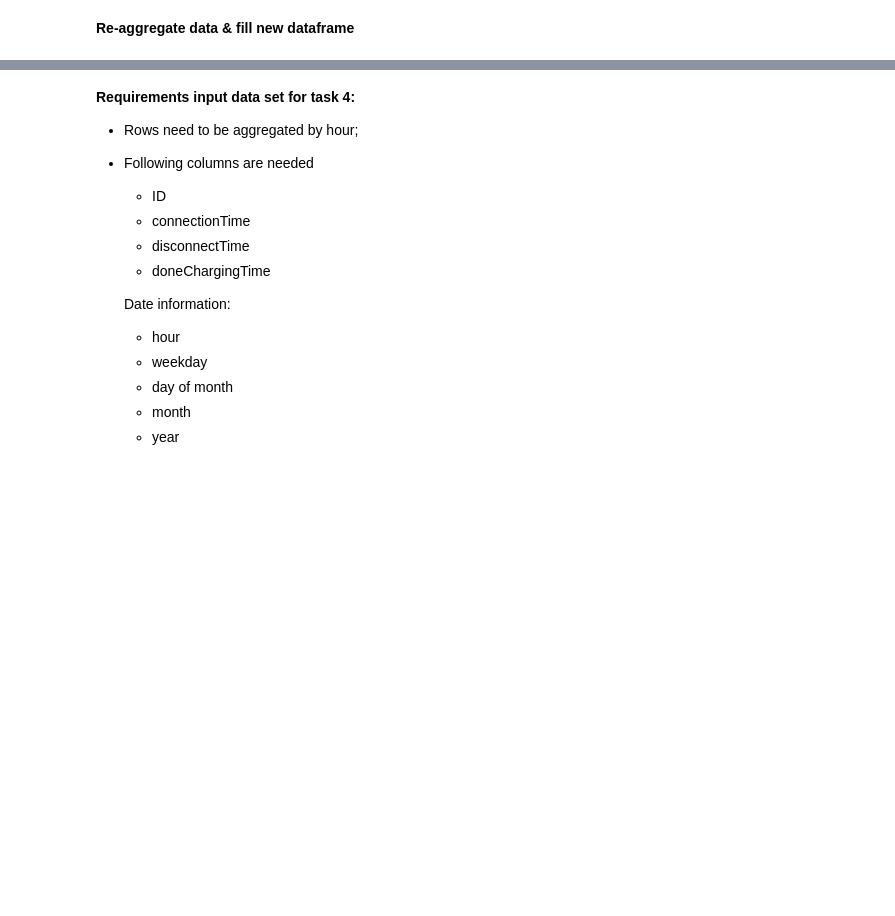
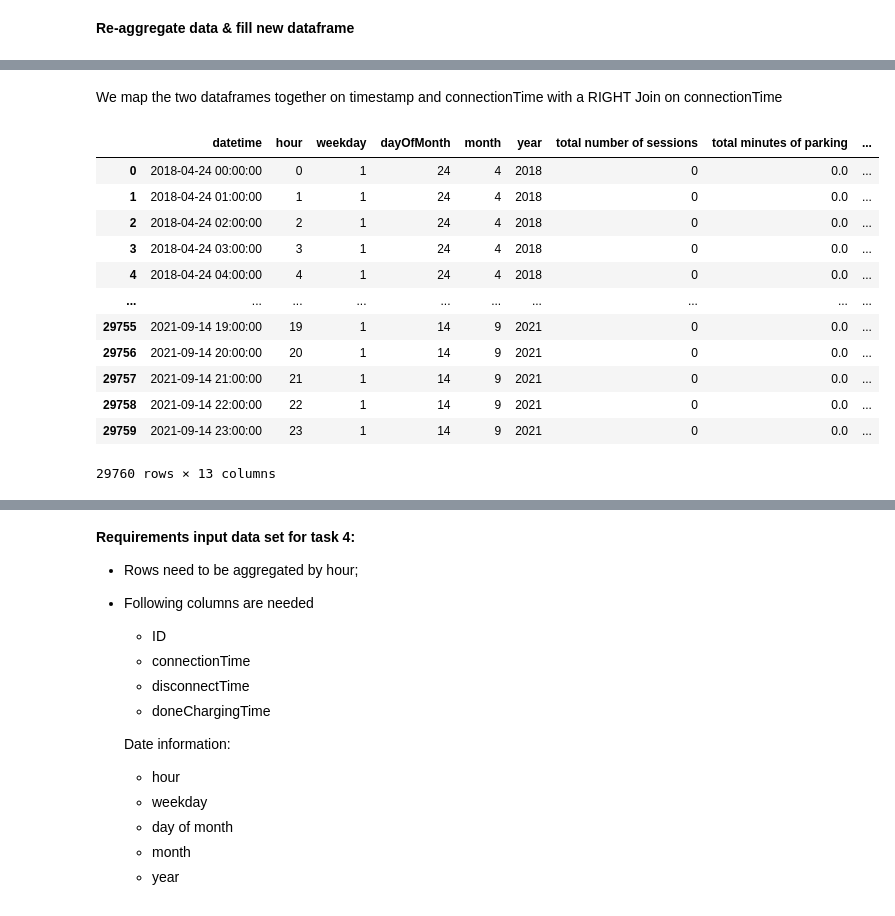
Before and after one commit to Sithkiller3000/AA2024, a Jupyter notebook: predictiveAnalysis/predictive_analytics_dataPrep.ipynb, the cells around one changed output, grey strips where cells are left out. Cells and saved outputs as stored; diff of their text form; code cells hidden in the pictures; blank space fills up the shorter version.

```diff
--- a/predictiveAnalysis/predictive_analytics_dataPrep.ipynb
+++ b/predictiveAnalysis/predictive_analytics_dataPrep.ipynb
@@ -102,0 +105,4 @@ agg_rf1_data.head()
+# %%
+weatherData = pd.read_csv("cleanWeatherDataFeatureEngineering.csv")
+weatherData["timestamp"] = pd.to_datetime(weatherData["timestamp"])
+weatherData.info()
@@ -102,0 +123,4 @@ agg_rf1_data.head()
+# %%
+weatherData["timestamp"] = weatherData["timestamp"].dt.round("h")
+weatherData = weatherData.rename(columns={"timestamp": "datetime"})
+weatherData
@@ -102,0 +141,4 @@ agg_rf1_data.head()
+# %%
+agg_rf1_data["datetime"] = agg_rf1_data["datetime"].dt.tz_localize(None)
+agg_rf2_data["datetime"] = agg_rf2_data["datetime"].dt.tz_localize(None)
+agg_rf1_data.head()
@@ -102,0 +152,21 @@ agg_rf1_data.head()
+# %% [markdown]
+We map the two dataframes together on timestamp and connectionTime with a RIGHT Join on connectionTime
+# %%
+final_rf1 = pd.merge(agg_rf1_data, weatherData, how="left", on="datetime")
+final_rf2 = pd.merge(agg_rf2_data, weatherData, how="left", on="datetime")
+# %%
+final_rf1
+# %% [output]
+|  | datetime | hour | weekday | dayOfMonth | month | year | total number of sessions | total minutes of parking | ... |
+| 0 | 2018-04-24 00:00:00 | 0 | 1 | 24 | 4 | 2018 | 0 | 0.0 | ... |
+| 1 | 2018-04-24 01:00:00 | 1 | 1 | 24 | 4 | 2018 | 0 | 0.0 | ... |
+| 2 | 2018-04-24 02:00:00 | 2 | 1 | 24 | 4 | 2018 | 0 | 0.0 | ... |
+| 3 | 2018-04-24 03:00:00 | 3 | 1 | 24 | 4 | 2018 | 0 | 0.0 | ... |
+| 4 | 2018-04-24 04:00:00 | 4 | 1 | 24 | 4 | 2018 | 0 | 0.0 | ... |
+| ... | ... | ... | ... | ... | ... | ... | ... | ... | ... |
+| 29755 | 2021-09-14 19:00:00 | 19 | 1 | 14 | 9 | 2021 | 0 | 0.0 | ... |
+| 29756 | 2021-09-14 20:00:00 | 20 | 1 | 14 | 9 | 2021 | 0 | 0.0 | ... |
+| 29757 | 2021-09-14 21:00:00 | 21 | 1 | 14 | 9 | 2021 | 0 | 0.0 | ... |
+| 29758 | 2021-09-14 22:00:00 | 22 | 1 | 14 | 9 | 2021 | 0 | 0.0 | ... |
+| 29759 | 2021-09-14 23:00:00 | 23 | 1 | 14 | 9 | 2021 | 0 | 0.0 | ... |
+29760 rows × 13 columns
```
Also changed, not shown: parts of 7 cells of this notebook.
